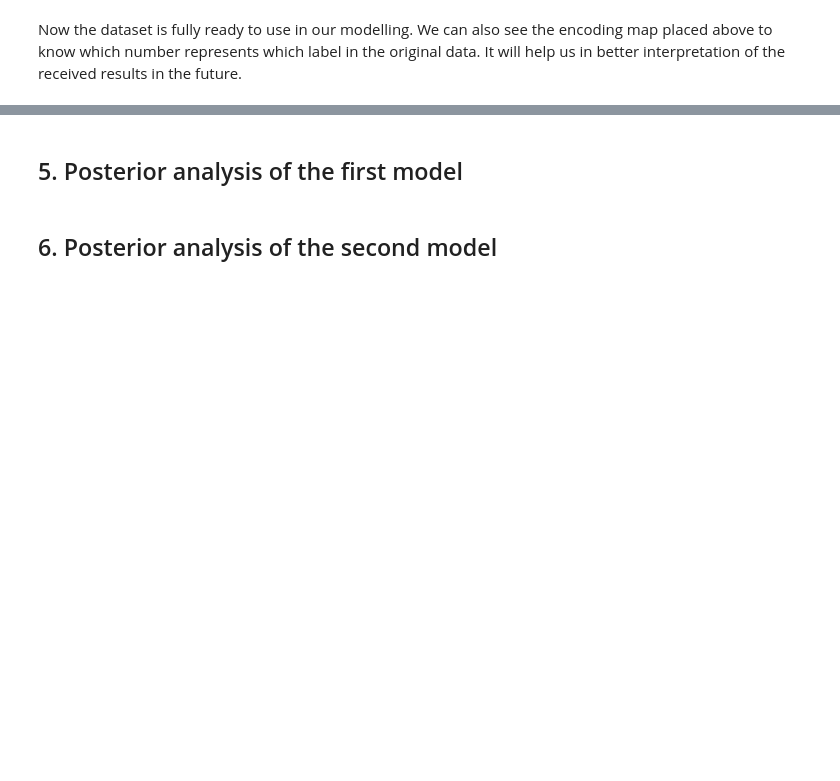
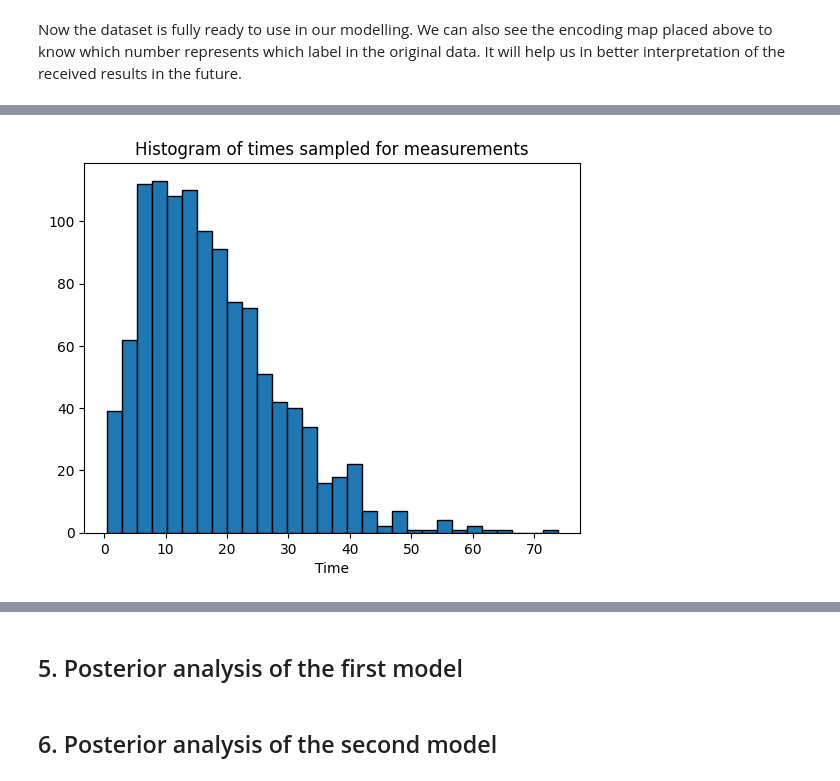
Before and after one commit to rafalmaciasz/employee-turnover, a Jupyter notebook: project.ipynb, the cells around one changed output, grey strips where cells are left out. Saved outputs shown, nothing was run; the diff lists cells and outputs as text; code cells hidden in the pictures; blank space fills up the shorter version.

```diff
--- a/project.ipynb
+++ b/project.ipynb
@@ -219,0 +363,29 @@ plt.show()
+# %%
+stan_model = CmdStanModel(stan_file='stan/prior_measurements.stan')
+# %%
+iter_sampling = 1
+
+samples = stan_model.sample(
+    data={
+            "N": normalized_features_matrix.shape[0],
+            "M": normalized_features_matrix.shape[1],
+            "X": normalized_features_matrix,
+
+            "mu_k": 0.75,
+            "sigma_k": 0.01,
+            "mu_lambda": 20,
+            "sigma_lambda": 0.01
+        },
+    fixed_param=True,
+    iter_sampling=iter_sampling,
+    iter_warmup=1,
+    chains=1
+)
+
+times_sim = samples.stan_variable("y_sim")
+
+plt.hist(times_sim[0], bins=30, edgecolor='black')
+plt.title(f'Histogram of times sampled for measurements')
+plt.xlabel('Time')
+plt.show()
+# %% [output]
@@ -219,0 +395 @@ plt.show()
+[figure, added]
```
Also changed, not shown: parts of 43 cells of this notebook, 2 other files.
